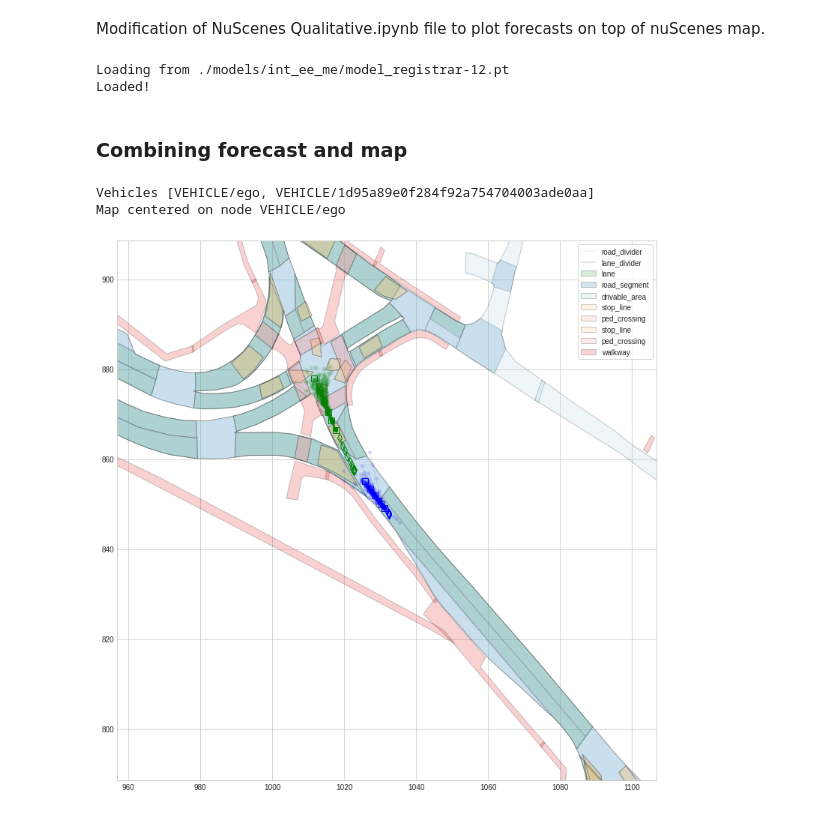
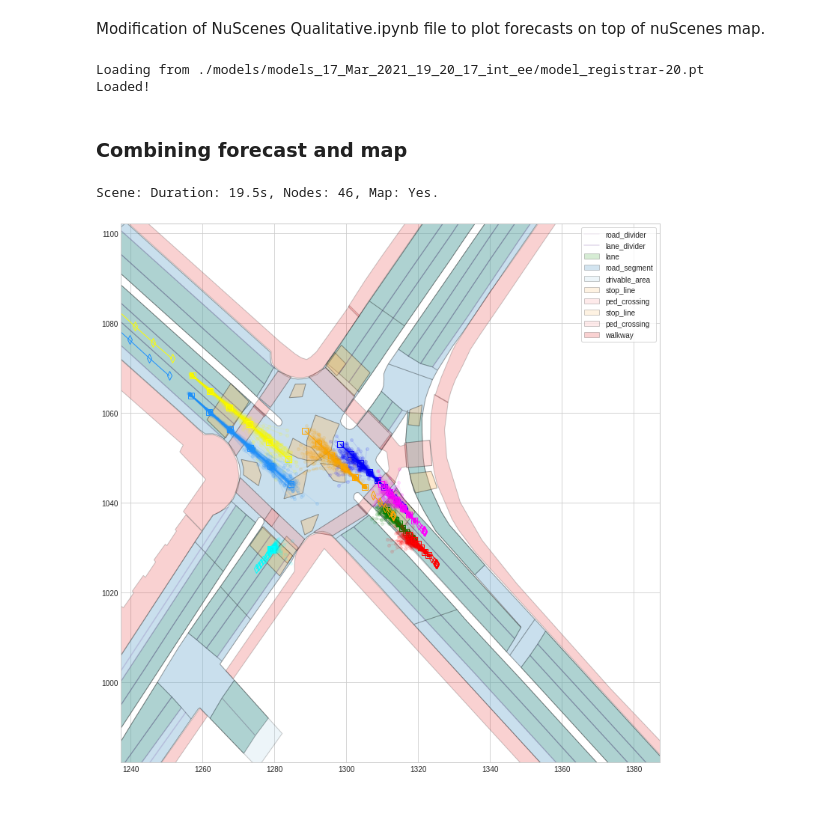
Before and after one commit to fireofearth/Trajectron-plus-plus, a Jupyter notebook: experiments/nuScenes/inspect-map_forecast.ipynb, the cells around one changed output. Cells and saved outputs as stored; diff of their text form; code cells hidden in the pictures.

```diff
--- a/experiments/nuScenes/inspect-map_forecast.ipynb
+++ b/experiments/nuScenes/inspect-map_forecast.ipynb
@@ -32,28 +32,49 @@ nusc_map = NuScenesMap(dataroot=nuScenes_data_path, map_name='boston-seaport')
 with open('../processed/nuScenes_test_full.pkl', 'rb') as f:
     eval_env = dill.load(f, encoding='latin1')
 eval_scenes = eval_env.scenes
-# %%
-# Load model
-ph = 6
-log_dir = './models'
-model_dir = os.path.join(log_dir, 'int_ee_me')
-eval_stg, hyp = load_model(
-    model_dir, eval_env, ts=12)
-# %% [output]
-Loading from ./models/int_ee_me/model_registrar-12.pt
-Loaded!
+# %%
+# Load model
+ph = 6
+log_dir = './models'
+
+# for provided, use ts=20
+#model_name = 'int_ee_me'
+
+# compute canada full trained
+# the training fails after epoch 7
+model_name = 'models_17_Mar_2021_11_50_44_int_ee_me'
+
+# compute canada full trained
+model_name = 'models_17_Mar_2021_19_20_17_int_ee'
+
+# compute canada full trained
+# must set waypoint for robot?
+# model_name = 'models_17_Mar_2021_19_17_00_robot'
+
+# partial training success
+# model_name = 'models_02_Mar_2021_22_37_40_int_ee'
+
+model_dir = os.path.join(log_dir, model_name)
+eval_stg, hyp = load_model(
+    model_dir, eval_env, ts=20)
+# %% [output]
+Loading from ./models/models_17_Mar_2021_19_20_17_int_ee/model_registrar-20.pt
+Loaded!
 # %% [markdown]
 ### Combining forecast and map
 # %%
 # doesn't work?
-scenes_to_use = ['14']
+scenes_to_use = ['555']
 sel_scenes = list(filter(lambda s : s.name in scenes_to_use, eval_scenes))
 scene = sel_scenes[0]
+scene
+# %% [output]
+Scene: Duration: 19.5s, Nodes: 46, Map: Yes.
 # %%
-# scene = eval_scenes[14]
+# scene = eval_scenes[25]
 ph = 6
 num_samples = 100
-t = 12
+t = 8
 timesteps = np.array([t])
 
 with torch.no_grad():
@@ -81,35 +102,31 @@ center = np.array([
     scene.ego_inity + ego_lasty])
 
 center = minpos + ego_lastpos
 viewport_hw = 50
 my_patch = (center[0] - viewport_hw, center[1] - viewport_hw,
             center[0] + viewport_hw, center[1] + viewport_hw)
 if scene.map_name != nusc_map.map_name:
     nusc_map = NuScenesMap(dataroot=nuScenes_data_path, map_name=scene.map_name)
 fig, ax = nusc_map.render_map_patch(my_patch, scene.layer_names,
         figsize=(10, 10), alpha=0.2, render_egoposes_range=False)
-# fig, ax = plt.subplot
 
-# plt.figure(figsize=(8, 8), dpi=80)
 for idx, node in enumerate(v_nodes):
     player_future = futures_dict[t][node]
     player_past = histories_dict[t][node]
     player_predict = prediction_dict[t][node]
     player_future += minpos
     player_past += minpos
     player_predict += minpos
 
     ax.plot(player_future[:,0], player_future[:,1],
                 marker='s', color=AGENT_COLORS[idx % NCOLORS],
                 linewidth=1, markersize=8, markerfacecolor='none')
     ax.plot(player_past[:,0], player_past[:,1],
                 marker='d', color=AGENT_COLORS[idx % NCOLORS],
                 linewidth=1, markersize=8, markerfacecolor='none')
     for row in player_predict[0]:
         ax.plot(row[:,0], row[:,1],
                 marker='o', color=AGENT_COLORS[idx % NCOLORS],
                 linewidth=1, alpha=0.1, markersize=4)
 # %% [output]
-Vehicles [VEHICLE/ego, VEHICLE/1d95a89e0f284f92a754704003ade0aa]
-Map centered on node VEHICLE/ego
-[figure, old version]
+[figure, new version]
```
Also changed, not shown: 1 other file.
